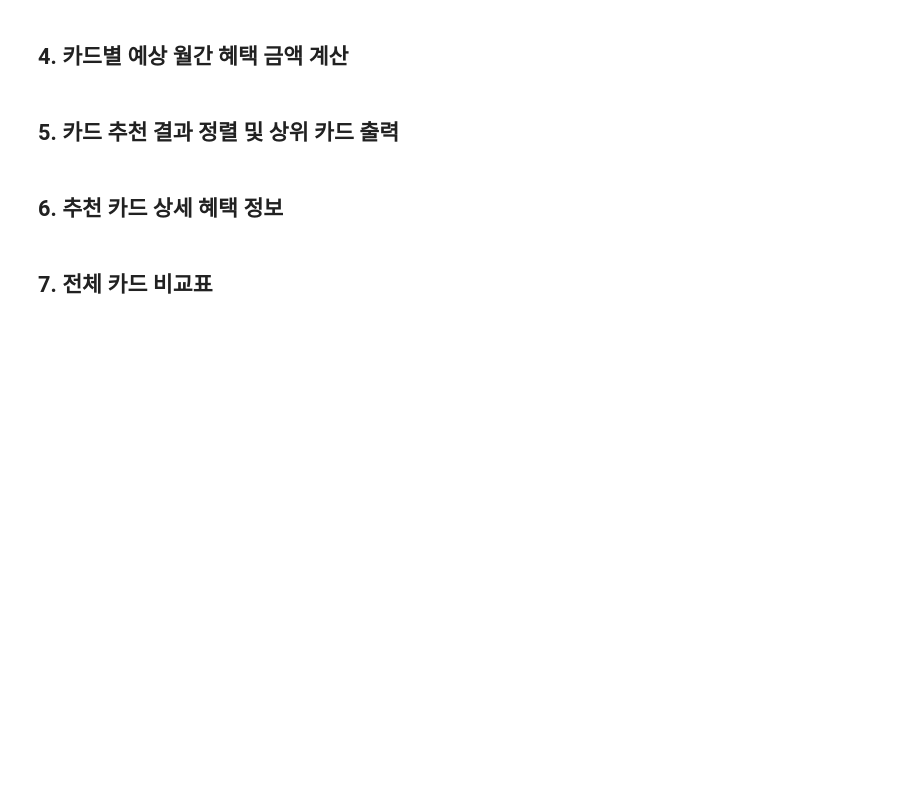
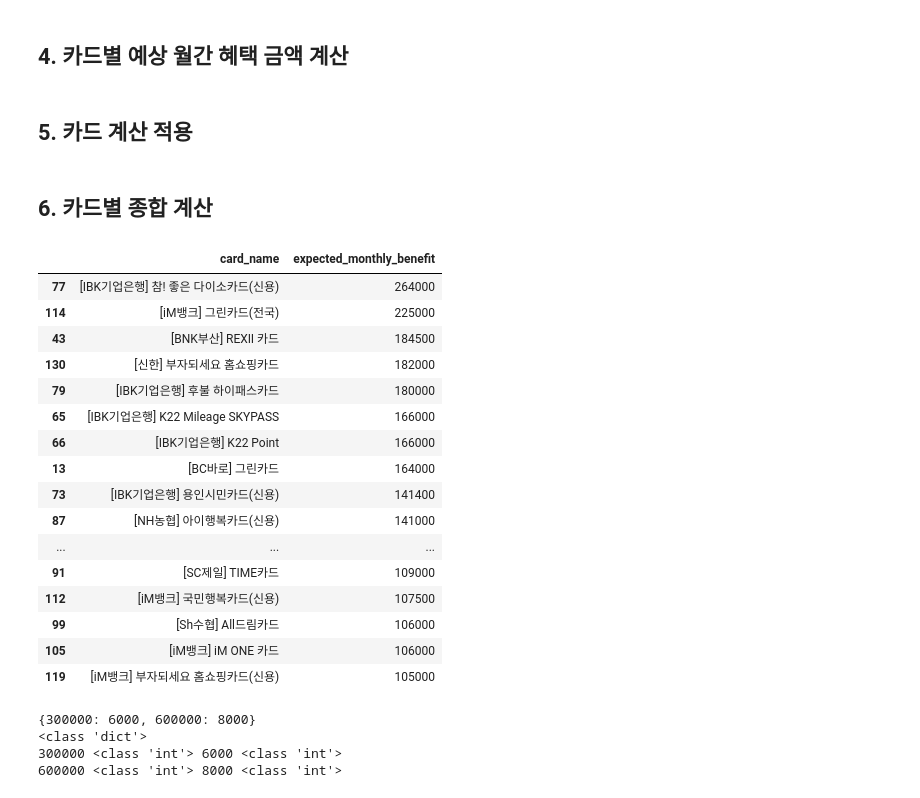
Before and after one commit to hmpark-lab/portfolio, a Jupyter notebook: 카드_추천_엔진.ipynb, the cells around one changed output. Drawn from its saved outputs; the diff is of its cells as text; code cells hidden in the pictures; blank space fills up the shorter version.

```diff
--- a/카드_추천_엔진.ipynb
+++ b/카드_추천_엔진.ipynb
@@ -45,2 +69,25 @@ print("월 총 소비금액:", total_monthly_spending)
+# %%
+def get_matched_spending(category_text):
+
+    if pd.isna(category_text):
+        return 0
+
+    categories = [
+        c.strip()
+        for c in str(category_text).split("/")
+    ]
+
+    total = 0
+
+    for category in categories:
+        total += user_spending.get(category, 0)
+
+    return total
+
+
+df_benefit["matched_spending"] = (
+    df_benefit["benefit_category_final"]
+    .apply(get_matched_spending)
+)
 # %% [markdown]
 ## 4. 카드별 예상 월간 혜택 금액 계산
@@ -47,2 +145,2 @@ print("월 총 소비금액:", total_monthly_spending)
 # %% [markdown]
-## 5. 카드 추천 결과 정렬 및 상위 카드 출력
+## 5. 카드 계산 적용
@@ -49,4 +154,47 @@ print("월 총 소비금액:", total_monthly_spending)
 # %% [markdown]
-## 6. 추천 카드 상세 혜택 정보
+## 6. 카드별 종합 계산
-# %% [markdown]
-## 7. 전체 카드 비교표
+# %%
+card_result = (
+    df_benefit
+    .groupby("card_name")["expected_monthly_benefit"]
+    .sum()
+    .reset_index()
+)
+
+card_result = card_result.sort_values(
+    "expected_monthly_benefit",
+    ascending=False
+)
+
+display(card_result.head(20))
+# %% [output]
+|  | card_name | expected_monthly_benefit |
+| 77 | [IBK기업은행] 참! 좋은 다이소카드(신용) | 264000 |
+| 114 | [iM뱅크] 그린카드(전국) | 225000 |
+| 43 | [BNK부산] REXⅡ 카드 | 184500 |
+| 130 | [신한] 부자되세요 홈쇼핑카드 | 182000 |
+| 79 | [IBK기업은행] 후불 하이패스카드 | 180000 |
+| 65 | [IBK기업은행] K22 Mileage SKYPASS | 166000 |
+| 66 | [IBK기업은행] K22 Point | 166000 |
+| 13 | [BC바로] 그린카드 | 164000 |
+| 73 | [IBK기업은행] 용인시민카드(신용) | 141400 |
+| 87 | [NH농협] 아이행복카드(신용) | 141000 |
+| ... | ... | ... |
+| 91 | [SC제일] TIME카드 | 109000 |
+| 112 | [iM뱅크] 국민행복카드(신용) | 107500 |
+| 99 | [Sh수협] All드림카드 | 106000 |
+| 105 | [iM뱅크] iM ONE 카드 | 106000 |
+| 119 | [iM뱅크] 부자되세요 홈쇼핑카드(신용) | 105000 |
+# %%
+sample = df_benefit["spend_limit_map"].iloc[0]
+
+print(sample)
+print(type(sample))
+
+for k, v in sample.items():
+    print(k, type(k), v, type(v))
+# %% [output]
+{300000: 6000, 600000: 8000}
+<class 'dict'>
+300000 <class 'int'> 6000 <class 'int'>
+600000 <class 'int'> 8000 <class 'int'>
```
Also changed, not shown: parts of 18 cells of this notebook, 4 other files.
